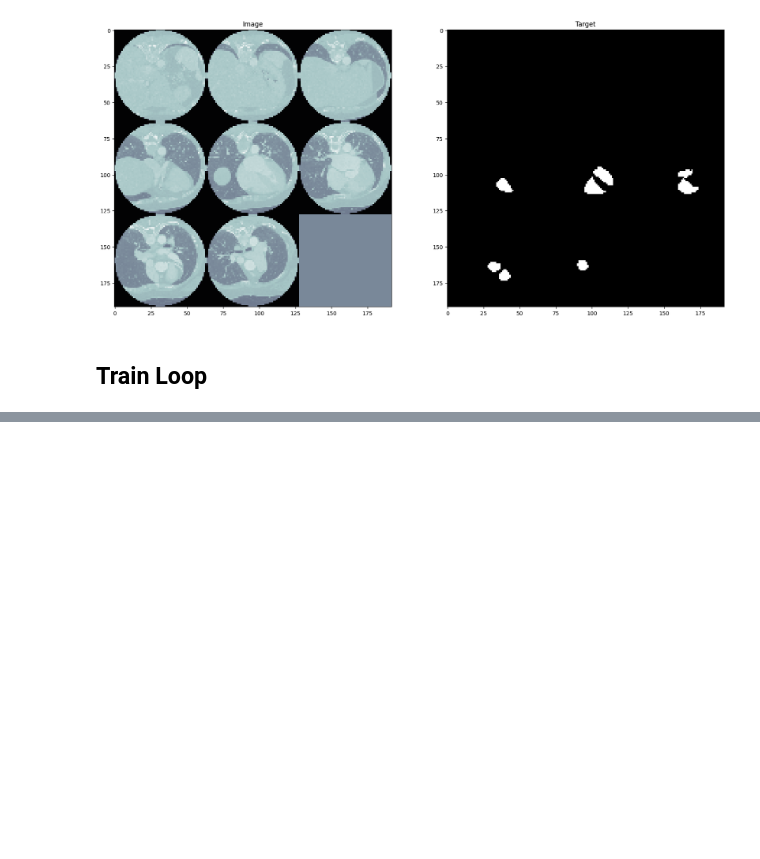
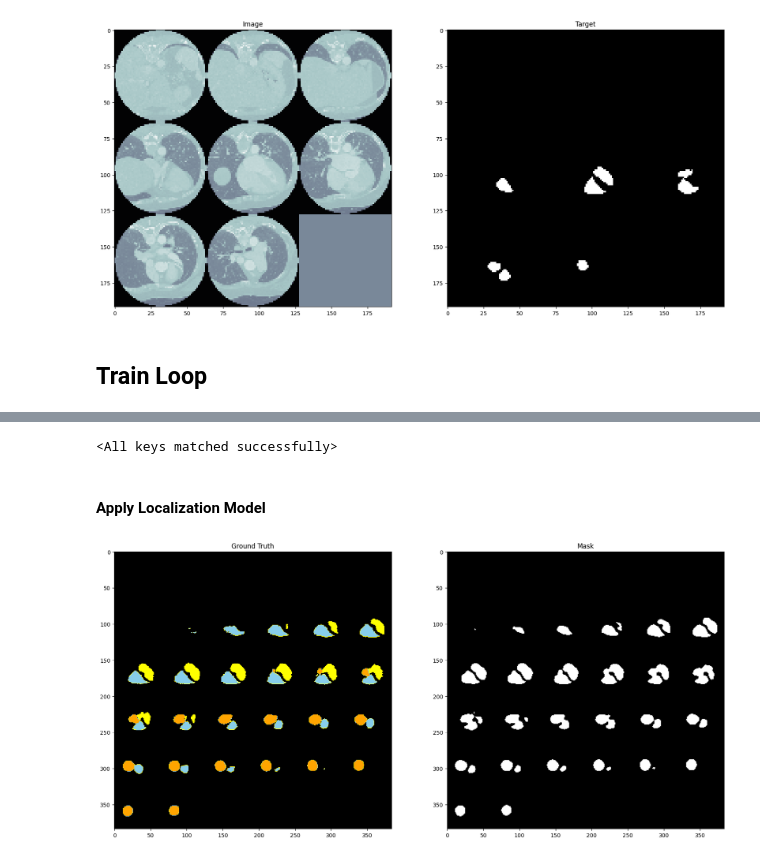
Before and after one commit to Sooqija/heart-segmentation, a Jupyter notebook: notebooks/06. localization.ipynb, the cells around one changed output, grey strips where cells are left out. Saved outputs shown, nothing was run; the diff lists cells and outputs as text; code cells hidden in the pictures; blank space fills up the shorter version.

```diff
--- a/notebooks/06. localization.ipynb
+++ b/notebooks/06. localization.ipynb
@@ -405,0 +540,20 @@ show_result(inputs[0], targets[0], outputs[0], 0, 64, 4)
+# %%
+from monai.networks.nets import Unet
+
+device = torch.device("cuda" if torch.cuda.is_available() else "cpu")
+model = Unet(
+    spatial_dims=3,
+    in_channels=1,
+    out_channels=1,
+    channels=(16, 32, 64, 128),
+    strides=(2, 2, 2),
+    num_res_units=2,
+    dropout=0.2,
+).to(device)
+
+checkpoint_path = "checkpoints/localization_v01.pth"
+model.load_state_dict(torch.load(checkpoint_path, map_location=device, weights_only=True))
+# %% [output]
+<All keys matched successfully>
+# %% [markdown]
+#### Apply Localization Model
@@ -405,0 +634,32 @@ show_result(inputs[0], targets[0], outputs[0], 0, 64, 4)
+# %%
+import matplotlib.pyplot as plt
+import skimage
+
+def display_image_montages(images : list[torch.Tensor], titles : list[str], cmaps : list, norms : list, start, end, step):
+    fig, ax = plt.subplots(1, len(images), figsize=(20, 20)); ax : list[plt.Axes]
+    for i, image in enumerate(images):
+        image = (torch.Tensor(image)).squeeze().cpu()
+        ax[i].imshow(skimage.util.montage(image.T[start:end:step]), cmap=cmaps[i], norm=norms[i])
+        ax[i].set_title(titles[i])
+    plt.show()
+# %%
+from heart_seg_app.utils.visualization import create_custom_cmap
+
+label_map = {
+    "background": {"color": "black", "value": 0.0},
+    "left ventricle": {"color": "yellow", "value": 500.0, "description": "the left ventricle blood cavity"},
+    "right ventricle": {"color": "skyblue", "value": 600.0, "description": "the right ventricle blood cavity"},
+    "ascending aorta": {"color": "orange", "value": 820.0, "description": "the ascending aorta"},
+}
+colors = [meta["color"] for meta in label_map.values()]
+label_values = [meta["value"] for meta in label_map.values()]
+label_values, colors = zip(*sorted(zip(label_values, colors)))
+label_cmap, label_norm = create_custom_cmap(label_values, colors)
+
+display_image_montages([label, mask],
+                       ["Ground Truth", "Mask"],
+                       [label_cmap, "grey"],
+                       [label_norm, None],
+                       start=0, end=128, step=1)
+# %% [output]
+[figure, added]
```
Also changed, not shown: parts of 45 cells of this notebook.
